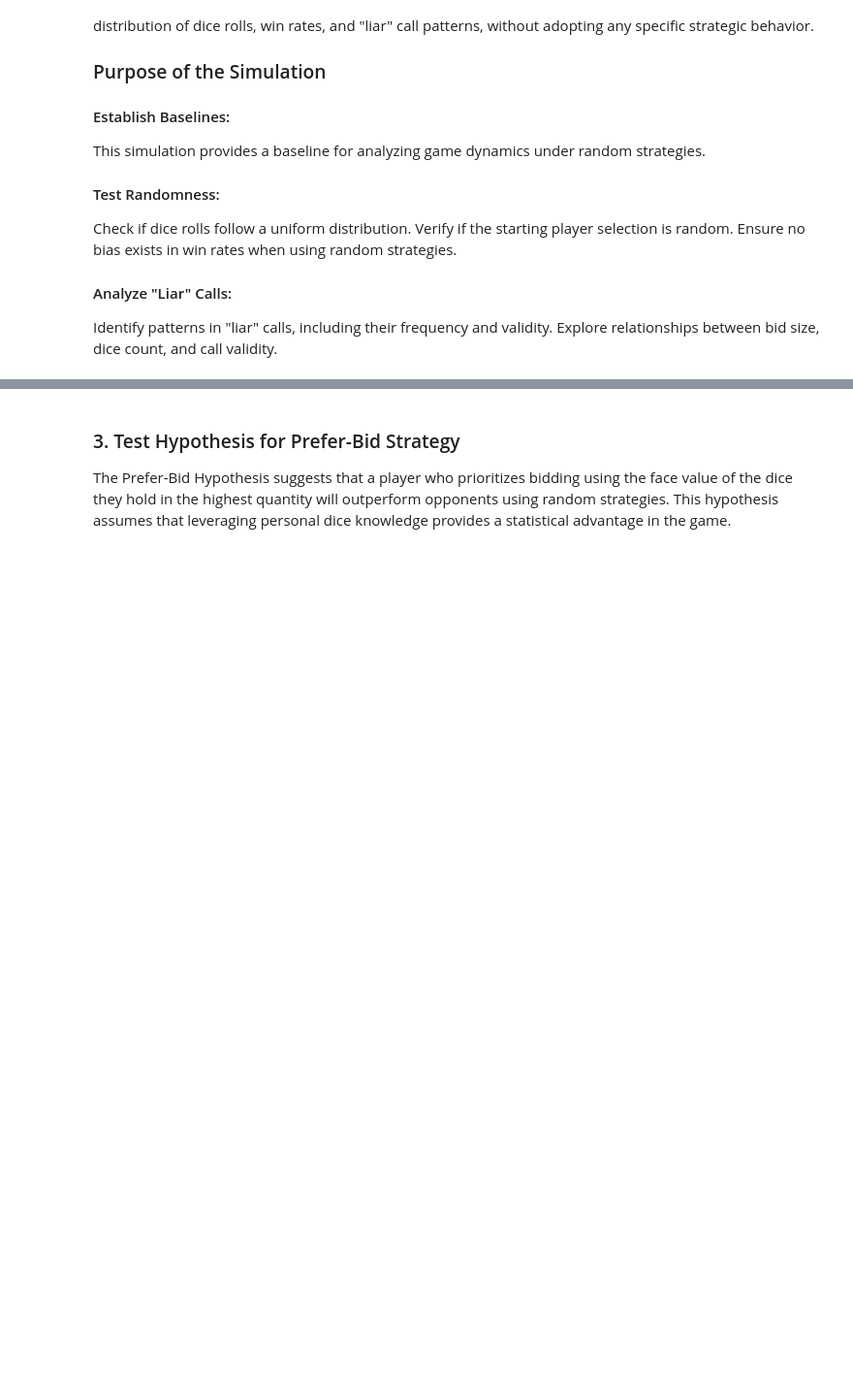
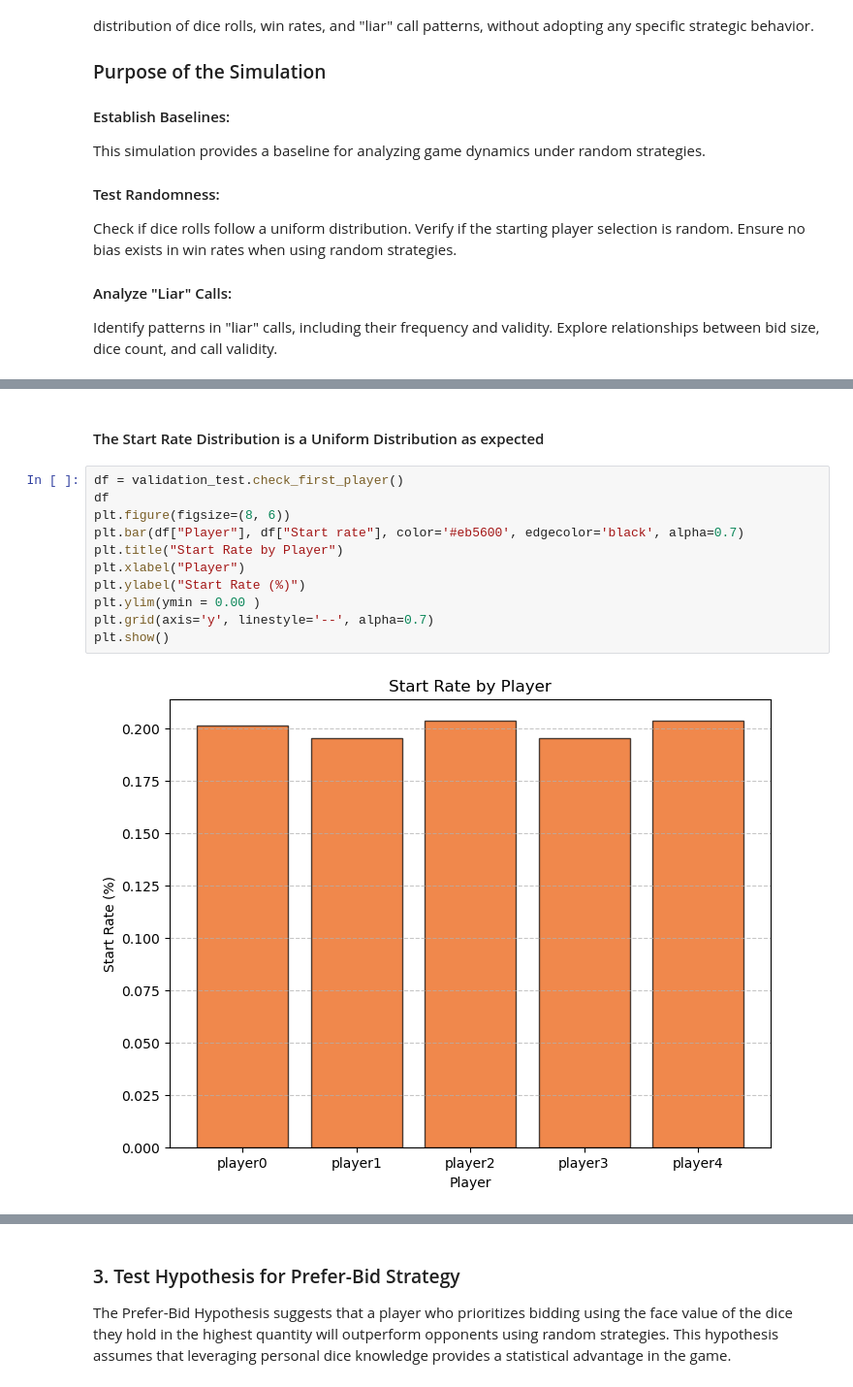
Before and after one commit to iSchool-597PR/2024Fall_projects, a Jupyter notebook: Validation.ipynb, the cells around one changed output, grey strips where cells are left out. Shown at 97% size. Cells and saved outputs as stored; diff of their text form; blank space fills up the shorter version.

```diff
--- a/Validation.ipynb
+++ b/Validation.ipynb
@@ -396,0 +101,15 @@ valid_call_rate
+# %% [markdown]
+#### The Start Rate Distribution is  a  Uniform Distribution as expected
+# %%
+df = validation_test.check_first_player()
+df
+plt.figure(figsize=(8, 6))
+plt.bar(df["Player"], df["Start rate"], color='#eb5600', edgecolor='black', alpha=0.7)
+plt.title("Start Rate by Player")
+plt.xlabel("Player")
+plt.ylabel("Start Rate (%)")
+plt.ylim(ymin = 0.00 )
+plt.grid(axis='y', linestyle='--', alpha=0.7)
+plt.show()
+# %% [output]
+[figure, added]
```
Also changed, not shown: parts of 63 cells of this notebook, 1 other file.
